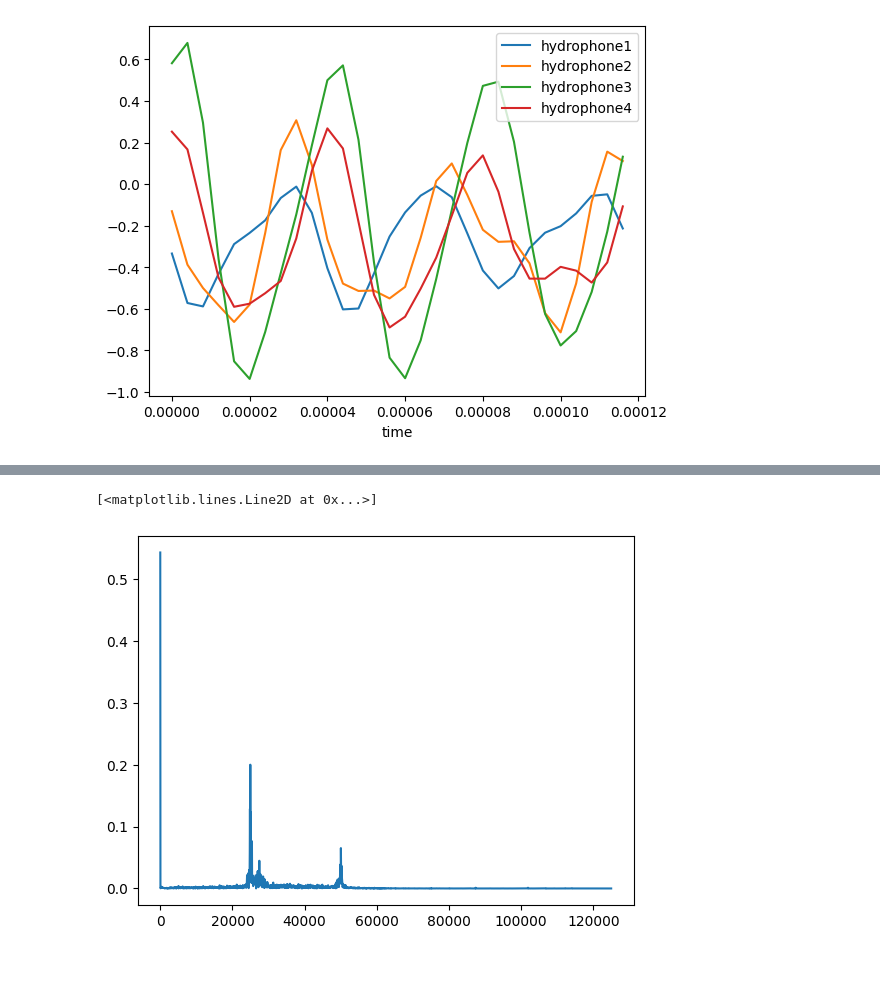
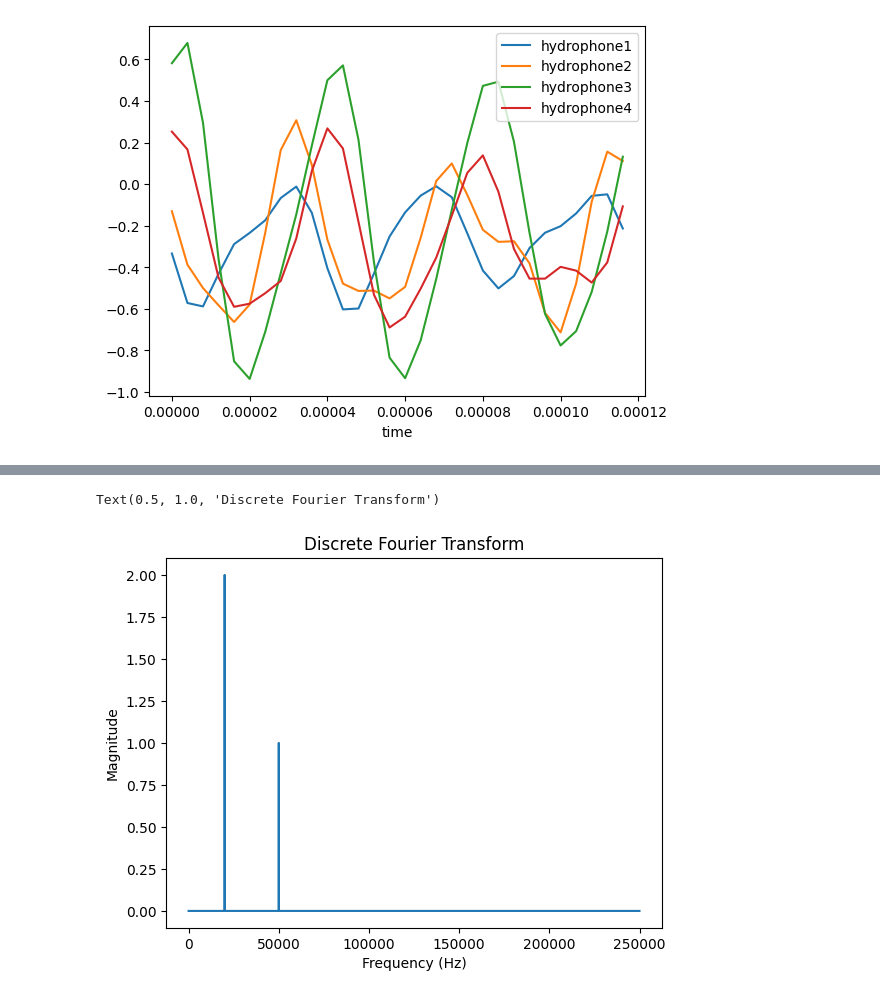
Before and after one commit to AdityaShelke29/robotics_club, a Jupyter notebook: sonar_work/fourier_analysis.ipynb, the cells around one changed output, grey strips where cells are left out. Drawn from its saved outputs; the diff is of its cells as text; code cells hidden in the pictures; blank space fills up the shorter version.

```diff
--- a/sonar_work/analysis1_backup.ipynb
+++ b/sonar_work/fourier_analysis.ipynb
@@ -95,70 +163,77 @@ plt.show()
 # %%
-# Discrete Fourier Transform (From Scratch)
+# DISCRETE FOURIER TRANSFORM (FROM SCRATCH)
 
 import math
+from matplotlib import pyplot as plt
 
-N = 5000                                      # Number of Samples
-sampling_freq = 250000                      # Sampling Frequency
-freq_resolution = sampling_freq / N         # Frequency Resolution
-data = shortened2HydrophoneData             # Data in Array
+# N = 5000                                        # Number of Samples
+# sampling_freq = 250000                          # Sampling Frequency
+# freq_resolution = sampling_freq / N             # Frequency Resolution
+# data = shortenedHydrophoneData                  # Data in Array
 
-# # Example Data from Video (https://www.youtube.com/watch?v=mkGsMWi_j4Q)
-# N = 16                                                   # Number of Samples
-# sampling_freq = 8                                       # Sampling Frequency
-# freq_resolution = sampling_freq / N                     # Frequency Resolution
-# data = [0, 0.707, 1, 0.707, 0, -0.707, -1, -0.707, 0, 0.707, 1, 0.707, 0, -0.707, -1, -0.707]      # Data in Array
+# CUSTOM DATA (FROM MODULE ABOVE)
+N = 5000
+sampling_freq = 500000
+freq_resolution = sampling_freq / N
+data = sample[995000:]
 
+
+# Example Data from Video (https://www.youtube.com/watch?v=mkGsMWi_j4Q)
+# -------------------------------------------------------------------------------------
+# N = 16                                                        # Number of Samples
+# sampling_freq = 8                                             # Sampling Frequency
+# freq_resolution = sampling_freq / N                           # Frequency Resolution
+# data = [0, 0.707, 1, 0.707, 0, -0.707, -1, -0.707,            # Data in Array
+#         0, 0.707, 1, 0.707, 0, -0.707, -1, -0.707]
+# -------------------------------------------------------------------------------------
+
+
+# Creates a list of frequency bins
 bin_width = sampling_freq / N
 frequency_bins = []
 
-# Creates a list of frequency bins
 counter = 0
 for i in range(N):
     frequency_bins.append(counter)
     counter = counter + bin_width
 
-# Main discrete fourier transform
+# Main Discrete Fourier Transform
 final_data = []
 
 for i in range(N):
     real = 0
     complex = 0
 
     for j in range(N):
-
         real = real + data[j] * math.cos(-2 * math.pi * i * j / N)
         complex = complex + data[j] * math.sin(-2 * math.pi * i * j / N)
 
     temporary = [real, complex]
     final_data.append(temporary)
 
 # Finds magnitude for each frequency bin and places into a new array
 magnitude_array = []
 
 for x in final_data:
     magnitude = math.sqrt((x[0])**2 + (x[1])**2)
     magnitude_array.append(magnitude)
 
-# Finds Phase Shift for each frequency bin and places into a new array
-phase_shift_array = []
+# Deals with the Nyquist Limit By Doubling the First Half of all Entries in
+# frequency_bins and magnitude_array.
 
-for x in final_data:
-    phase_shift = math.atan(x[1] / x[0])
-    phase_shift_array.append(phase_shift)
-
-# Deals with the Nyquist Limit
 magnitude_array_nyquist = []
-
 for x in range(len(magnitude_array) // 2):
     magnitude_array_nyquist.append((magnitude_array[x] * 2) / N)
 
 frequency_bins_nyquist = []
-
 for x in range(len(frequency_bins) // 2):
     frequency_bins_nyquist.append(frequency_bins[x])
 
-# Plots the Magnitude Data
+# Plots the Magnitude for Each Frequency Bin
 plt.plot(frequency_bins_nyquist, magnitude_array_nyquist)
+plt.xlabel("Frequency (Hz)")
+plt.ylabel("Magnitude")
+plt.title("Discrete Fourier Transform")
 # %% [output]
-[<matplotlib.lines.Line2D at 0x...>]
+Text(0.5, 1.0, 'Discrete Fourier Transform')
-[figure, old version]
+[figure, new version]
```
Also changed, not shown: parts of 13 cells of this notebook, 3 other files.
